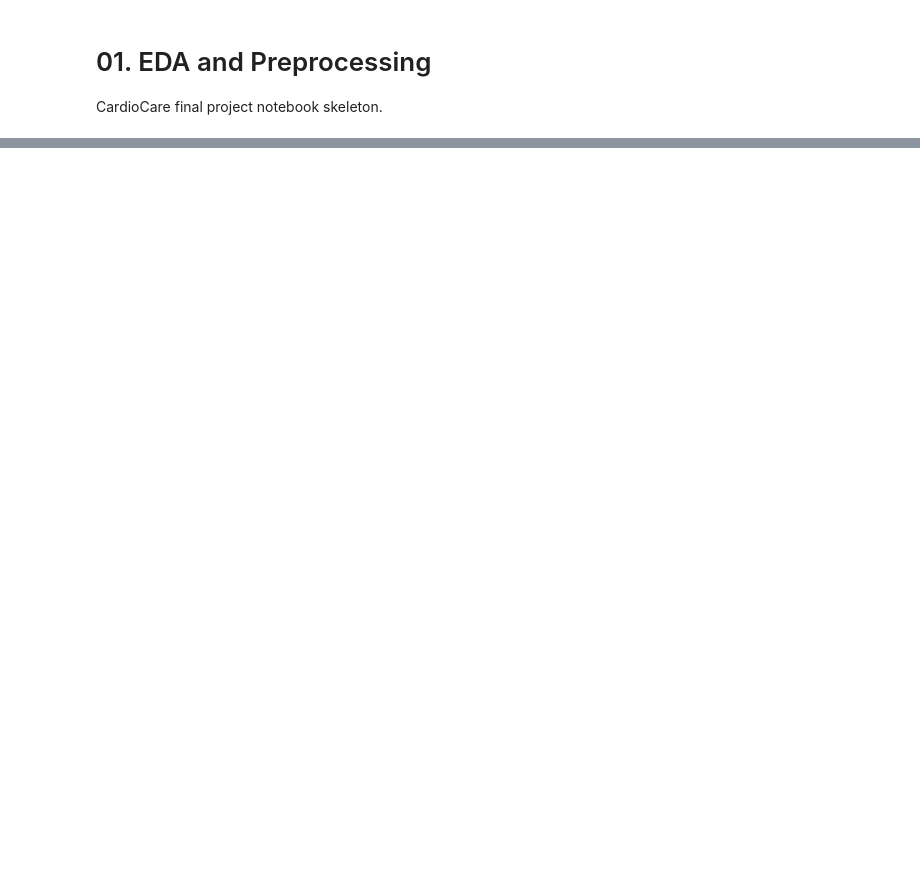
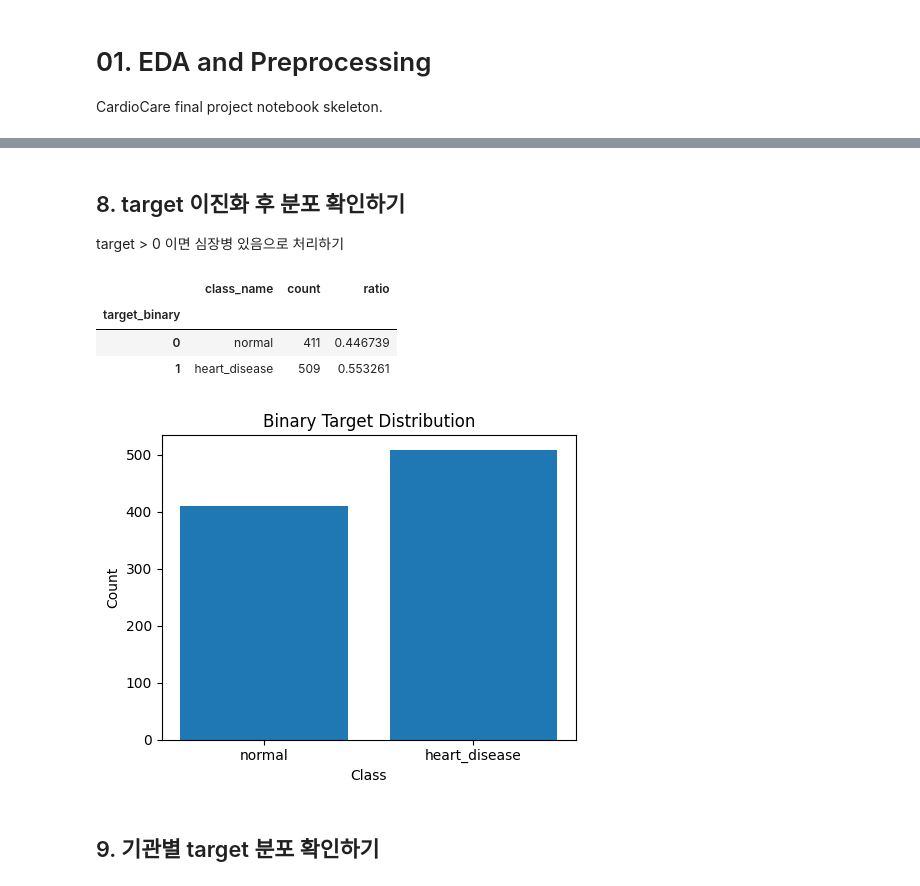
Before and after one commit to k17xrm/202221066_final_machine_learning, a Jupyter notebook: notebooks/01_eda_preprocessing.ipynb, the cells around one changed output, grey strips where cells are left out. Drawn from its saved outputs; the diff is of its cells as text; code cells hidden in the pictures; blank space fills up the shorter version.

```diff
--- a/notebooks/01_eda_preprocessing.ipynb
+++ b/notebooks/01_eda_preprocessing.ipynb
@@ -84,0 +206,37 @@ Draft summary:
+# %% [markdown]
+## 8. target 이진화 후 분포 확인하기
+target > 0 이면 심장병 있음으로 처리하기
+# %%
+# 평가 지표 선택을 위해 이진화된 타깃의 클래스 비율을 확인합니다.
+# 클래스가 완전히 균등하지 않으므로 accuracy만 보지 않고 balanced accuracy,
+# precision, recall, F1을 함께 보는 방향으로 이어갑니다.
+eda_df = raw_df.copy()
+eda_df["target_binary"] = (eda_df[TARGET] > 0).astype(int)
+
+binary_counts = eda_df["target_binary"].value_counts().sort_index()
+binary_ratio = eda_df["target_binary"].value_counts(normalize=True).sort_index()
+
+binary_summary = pd.DataFrame({
+    "class_name": ["normal", "heart_disease"],
+    "count": binary_counts.values,
+    "ratio": binary_ratio.values
+}, index=binary_counts.index)
+
+display(binary_summary)
+# %% [output]
+|  | class_name | count | ratio |
+| target_binary |  |  |  |
+| 0 | normal | 411 | 0.446739 |
+| 1 | heart_disease | 509 | 0.553261 |
+# %%
+plt.figure(figsize=(5, 4))
+plt.bar(["normal", "heart_disease"], binary_counts.values)
+plt.title("Binary Target Distribution")
+plt.xlabel("Class")
+plt.ylabel("Count")
+plt.tight_layout()
+plt.show()
+# %% [output]
+[figure, added]
+# %% [markdown]
+## 9. 기관별 target 분포 확인하기
```
Also changed, not shown: parts of 76 cells of this notebook.
